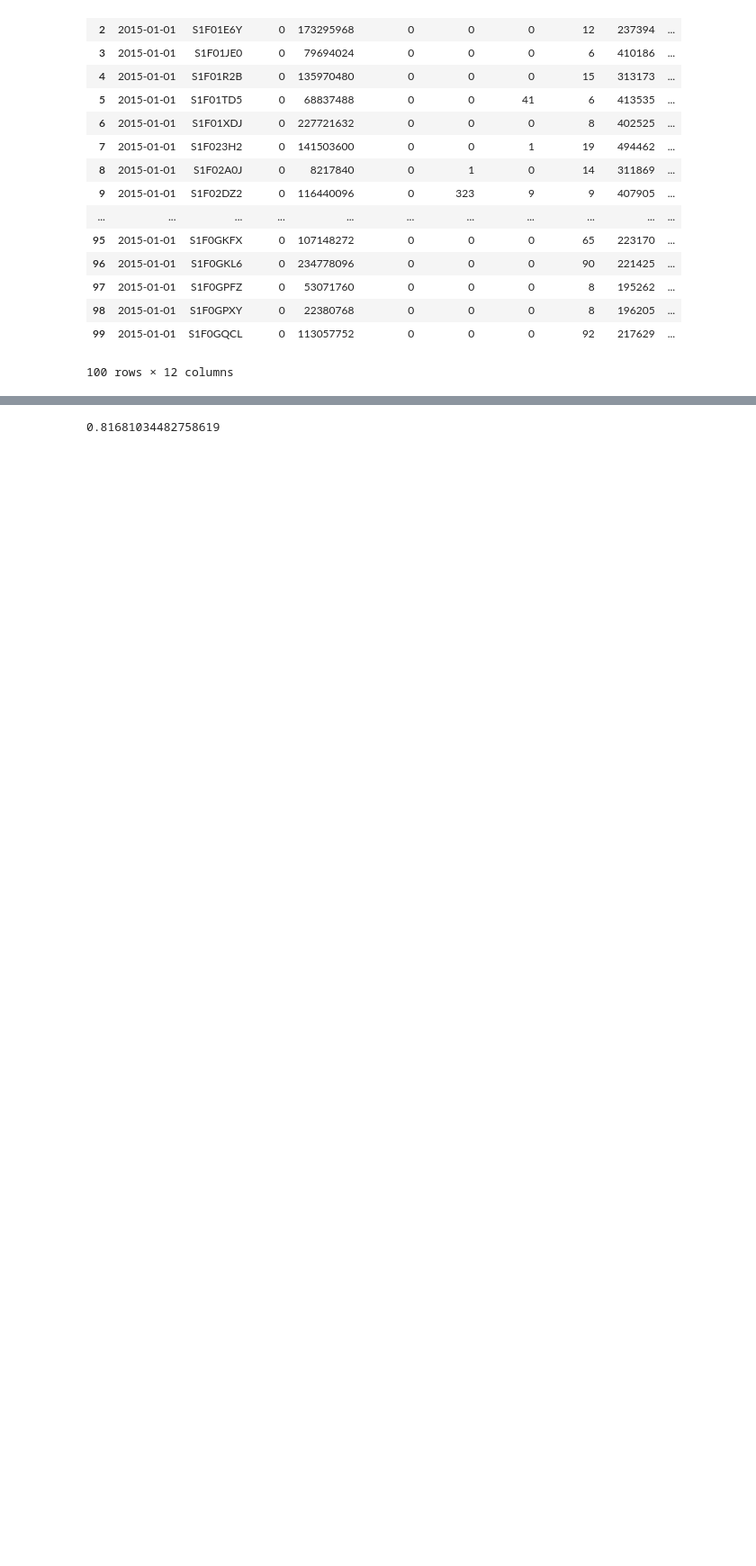
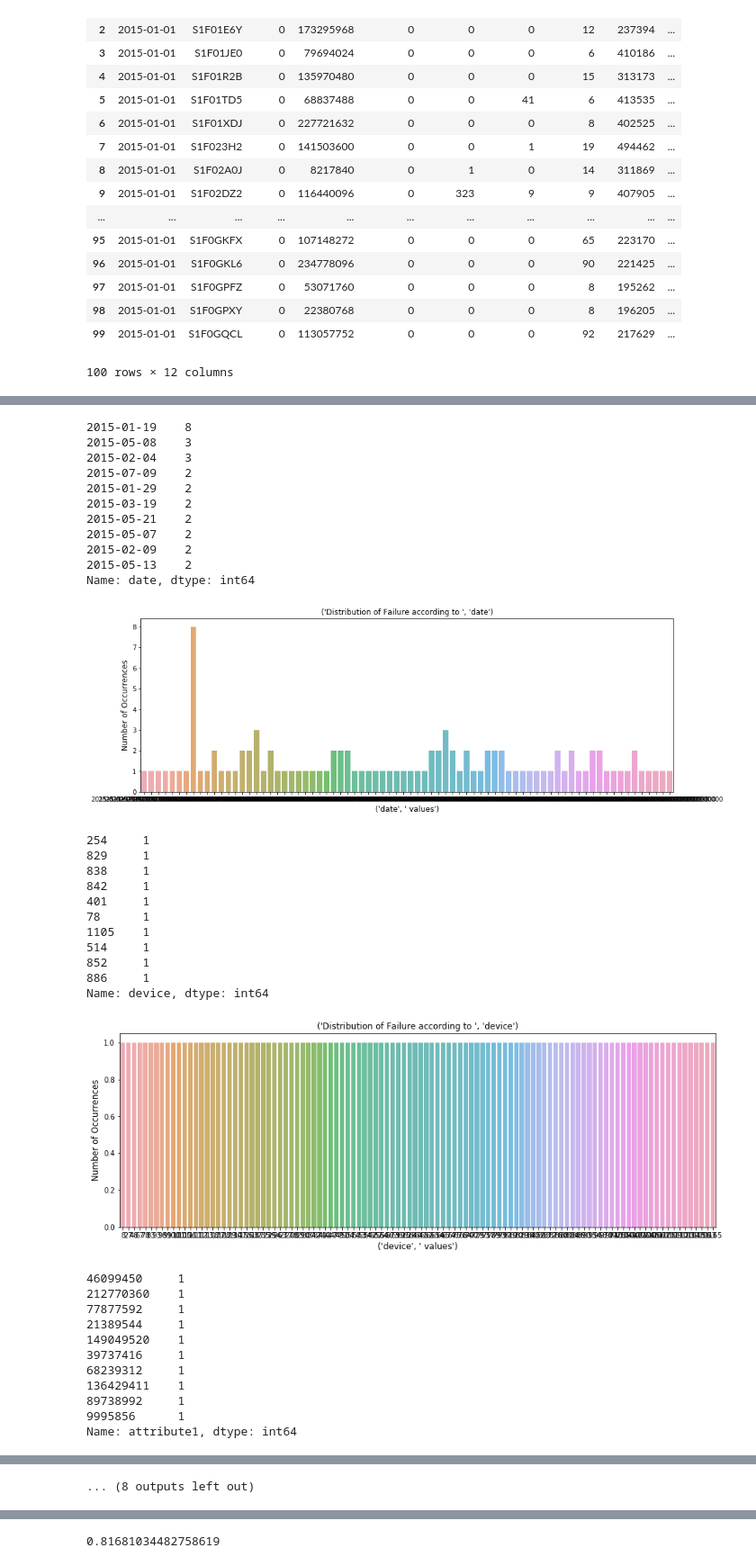
Before and after one commit to luisbazo/DataScientistLuisBazoGarcia, a Jupyter notebook: ClassificationModeling.ipynb, the cells around one changed output, grey strips where cells are left out. Shown: that part at 90% size. Drawn from its saved outputs; the diff is of its cells as text; code cells hidden in the pictures; blank space fills up the shorter version.

```diff
--- a/ClassificationModeling.ipynb
+++ b/ClassificationModeling.ipynb
@@ -181,0 +197,51 @@ plt.ylabel("Attribute3")
+# %%
+Failure = data[data.failure==1]
+dataWithNoFailure = data.drop(['failure'], axis=1)
+iters = range(len(dataWithNoFailure.columns))
+for i in iters:
+    values_count  = Failure[dataWithNoFailure.columns[i]].value_counts(sort=True)
+    print(values_count.head(10))
+    plt.figure(figsize=(15,5))
+    sns.barplot(values_count.index, values_count.values, alpha=0.8)
+    title = "Distribution of Failure according to ", dataWithNoFailure.columns[i]
+    plt.title(title)
+    plt.ylabel('Number of Occurrences', fontsize=12)
+    xlabel = dataWithNoFailure.columns[i] , " values"
+    plt.xlabel(xlabel, fontsize=12)
+    plt.show()
+# %% [output]
+2015-01-19    8
+2015-05-08    3
+2015-02-04    3
+2015-07-09    2
+2015-01-29    2
+2015-03-19    2
+2015-05-21    2
+2015-05-07    2
+2015-02-09    2
+2015-05-13    2
+Name: date, dtype: int64
+[figure, added]
+254     1
+829     1
+838     1
+842     1
+401     1
+78      1
+1105    1
+514     1
+852     1
+886     1
+Name: device, dtype: int64
+[figure, added]
+46099450     1
+212770360    1
+77877592     1
+21389544     1
+149049520    1
+39737416     1
+68239312     1
+136429411    1
+89738992     1
+9995856      1
+Name: attribute1, dtype: int64
@@ -182,3 +282,4 @@ plt.ylabel("Attribute3")
+... (8 outputs left out)
 # %%
 data.describe()
 # %% [output]
```
Also changed, not shown: parts of 26 cells of this notebook, 1 other file.
